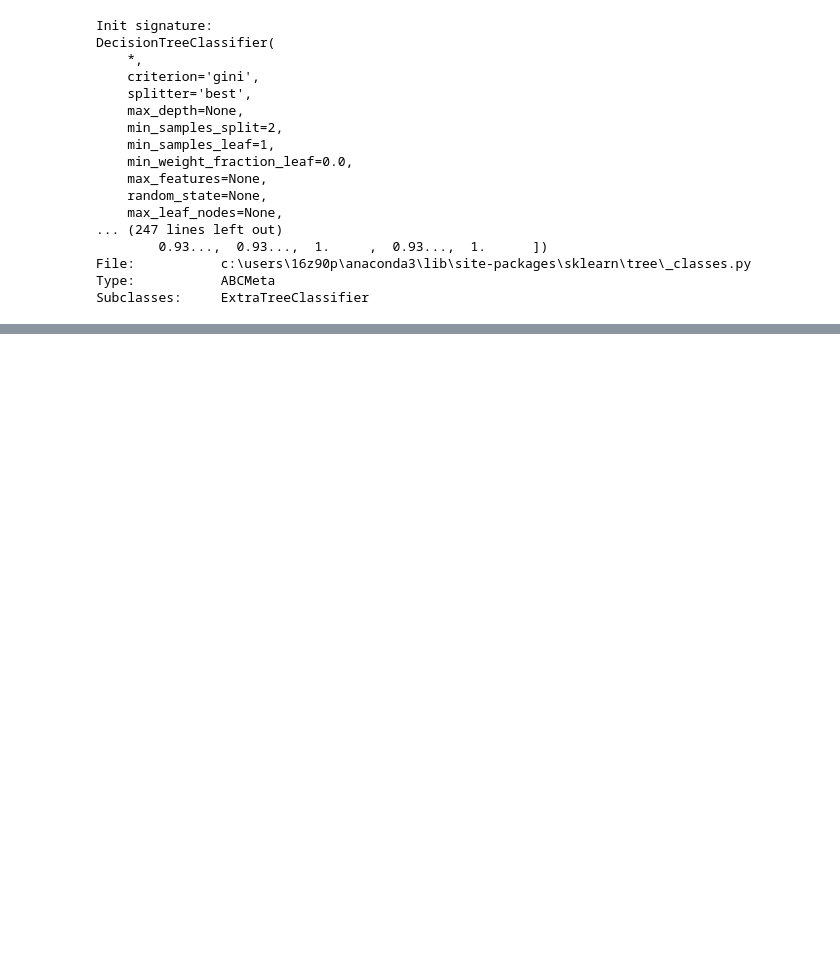
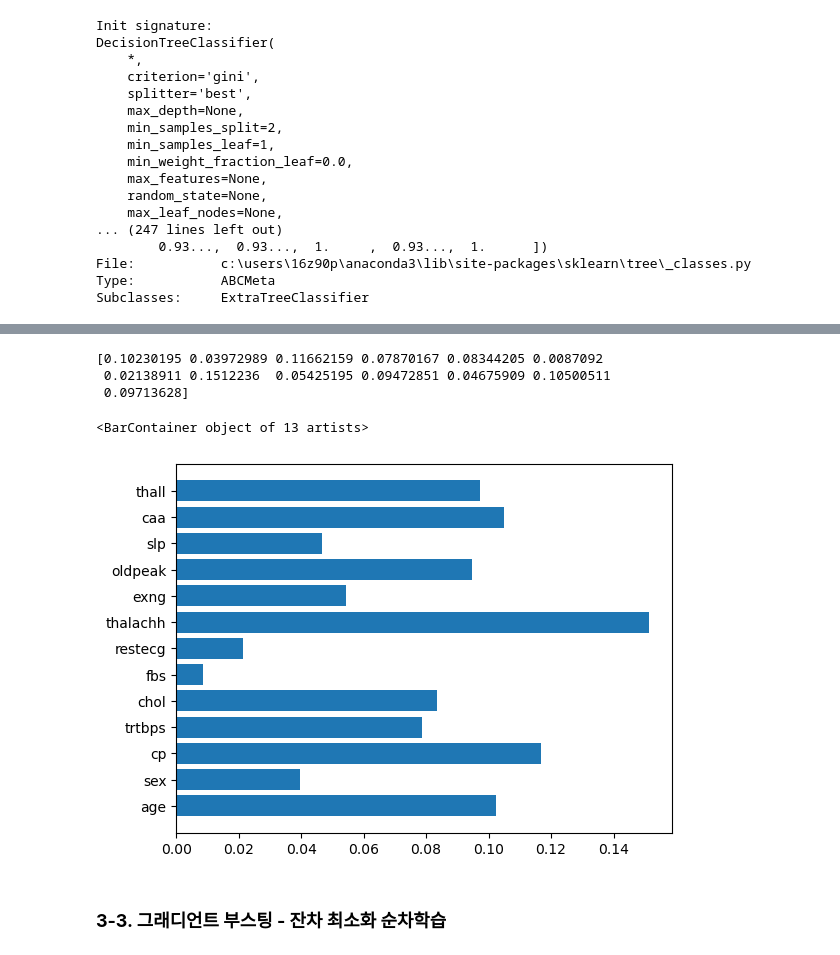
Before and after one commit to worldoftoddl/AICE-Associate-Study, a Jupyter notebook: AI 모델 (머신러닝 지도학습).ipynb, the cells around one changed output, grey strips where cells are left out. Drawn from its saved outputs; the diff is of its cells as text; code cells hidden in the pictures; blank space fills up the shorter version.

```diff
--- a/AI 모델 (머신러닝 지도학습).ipynb
+++ b/AI 모델 (머신러닝 지도학습).ipynb
@@ -702,0 +982,18 @@ Subclasses:     ExtraTreeClassifier
+# %%
+x = data.drop(['output'],axis=1)
+y = data['output']
+# %%
+x_train, x_test, y_train, y_test = train_test_split(x, y, test_size=0.3, random_state= 27)
+# %%
+model = RandomForestClassifier(n_estimators=1000,    # 트리 개수(기본 100)
+                               criterion='gini',    # 불순도 측정 (gini or entropy)
+                               max_depth=None,      # 트리 최대 깊이
+                               min_samples_split=2, # 노드 분할의 최소 샘플 수
+                               min_samples_leaf=1,  # 리프 노드가 가져야 할 최소 샘플
+                               max_features='sqrt', # 트리 분할시 최대 특성 개수
+                               bootstrap=True,      # 배깅 방식 적용 여부
+                               oob_score=True,      # Out Of Bag 샘플로 정확도 평가 여부
+                               n_jobs=1,            # 병렬 처리 여부
+                               random_state=28,
+                               verbose=1            # 학습 과정 출력 여부
+                               )
@@ -702,0 +1082,2 @@ Subclasses:     ExtraTreeClassifier
+# %%
+model.fit(x_train, y_train)
@@ -702,0 +1116,15 @@ Subclasses:     ExtraTreeClassifier
+# %%
+## 랜덤 포레스트에만 존재하는 특성 중요도
+feature_importance = model.feature_importances_
+features = x.columns
+
+print(feature_importance)
+plt.barh(features, feature_importance)
+# %% [output]
+[0.10230195 0.03972989 0.11662159 0.07870167 0.08344205 0.0087092
+ 0.02138911 0.1512236  0.05425195 0.09472851 0.04675909 0.10500511
+ 0.09713628]
+<BarContainer object of 13 artists>
+[figure, added]
+# %% [markdown]
+### <b> 3-3. 그래디언트 부스팅 - 잔차 최소화 순차학습
```
Also changed, not shown: parts of 36 cells of this notebook, 1 other file.
